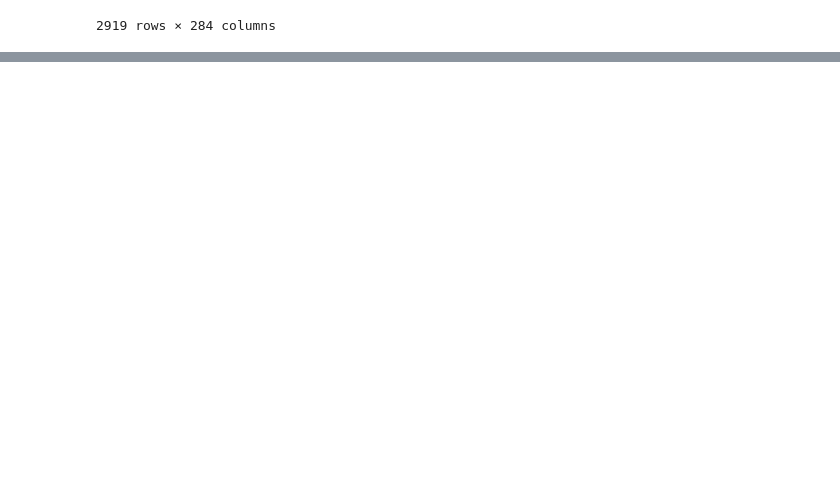
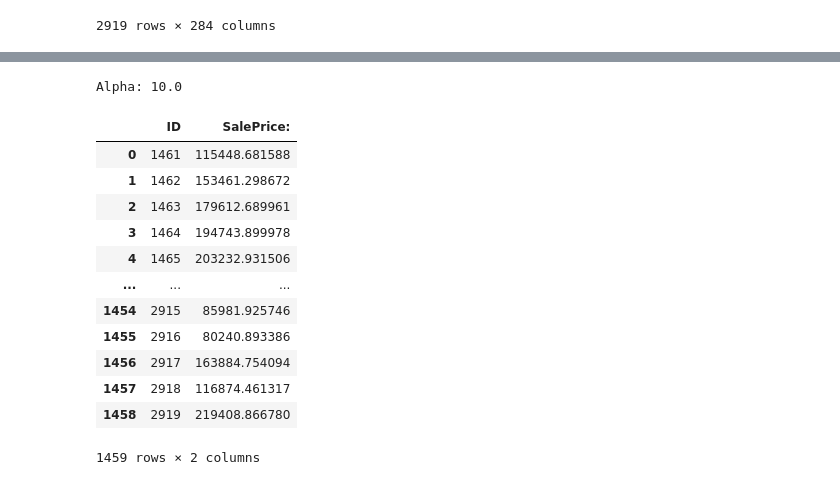
Before and after one commit to Nier1112/tibame_AI02, a Jupyter notebook: hp_kaggle_linear.ipynb, the cells around one changed output, grey strips where cells are left out. Drawn from its saved outputs; the diff is of its cells as text; code cells hidden in the pictures; blank space fills up the shorter version.

```diff
--- a/hp_kaggle_linear.ipynb
+++ b/hp_kaggle_linear.ipynb
@@ -171,0 +237,31 @@ predict_id = test_df["Id"]
+# %%
+#用 Ridge方法處理
+cv = RidgeCV(cv=10)
+cv.fit(x_train, y_train)
+print("Alpha:", cv.alpha_)
+model = Ridge(cv.alpha_)
+model.fit(x_train, y_train)
+pre = model.predict(x_predict)
+#expm1 ->loag1p反向
+pre = np.expm1(pre)
+result = pd.DataFrame({
+    "ID":predict_id,
+    "SalePrice:":pre
+})
+result.to_csv("redge.csv", encoding="utf-8", index=False)
+result
+# %% [output]
+Alpha: 10.0
+|  | ID | SalePrice: |
+| 0 | 1461 | 115448.681588 |
+| 1 | 1462 | 153461.298672 |
+| 2 | 1463 | 179612.689961 |
+| 3 | 1464 | 194743.899978 |
+| 4 | 1465 | 203232.931506 |
+| ... | ... | ... |
+| 1454 | 2915 | 85981.925746 |
+| 1455 | 2916 | 80240.893386 |
+| 1456 | 2917 | 163884.754094 |
+| 1457 | 2918 | 116874.461317 |
+| 1458 | 2919 | 219408.866780 |
+1459 rows × 2 columns
```
Also changed, not shown: parts of 5 cells of this notebook.
